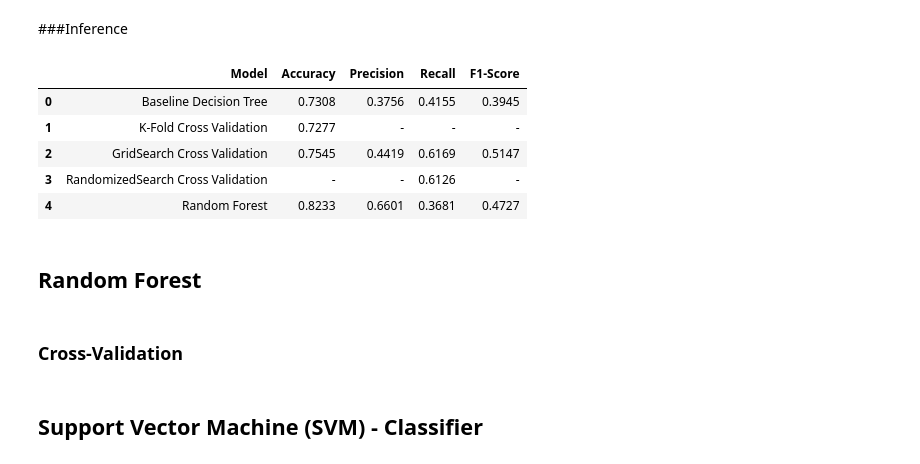
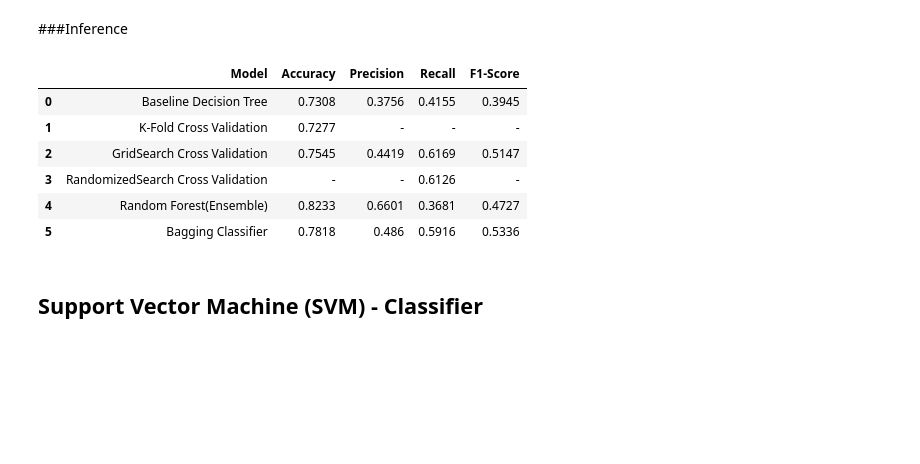
Before and after one commit to Knchna/Credit_Default_Preprocessing, a Jupyter notebook: Credit_Default_Preprocessing.ipynb, the cells around one changed output. Saved outputs shown, nothing was run; the diff lists cells and outputs as text; code cells hidden in the pictures; blank space fills up the shorter version.

```diff
--- a/Credit_Default_Preprocessing.ipynb
+++ b/Credit_Default_Preprocessing.ipynb
@@ -1349,30 +1192,29 @@ weighted avg       0.81      0.82      0.80      6000
 # %%
 comparison = pd.DataFrame({           # Convert dictionary to dataframe
     "Model": [
         "Baseline Decision Tree",
         "K-Fold Cross Validation",
         "GridSearch Cross Validation ",
         "RandomizedSearch Cross Validation",
-        "Random Forest"
+        "Random Forest(Ensemble)",
+        "Bagging Classifier"
     ],
-    "Accuracy": [0.7308, 0.7277, 0.7545, "-", 0.8233],
-    "Precision": [0.3756, "-", 0.4419, "-", 0.6601],
-    "Recall": [0.4155, "-", 0.6169, 0.6126, 0.3681],
-    "F1-Score": [0.3945, "-", 0.5147, "-", 0.4727]
+    "Accuracy": [0.7308, 0.7277, 0.7545, "-", 0.8233, 0.7818],
+    "Precision": [0.3756, "-", 0.4419, "-", 0.6601,  0.4860],
+    "Recall": [0.4155, "-", 0.6169, 0.6126, 0.3681, 0.5916],
+    "F1-Score": [0.3945, "-", 0.5147, "-", 0.4727, 0.5336]
+
 })
 
 comparison
 # %% [output]
 |  | Model | Accuracy | Precision | Recall | F1-Score |
 | 0 | Baseline Decision Tree | 0.7308 | 0.3756 | 0.4155 | 0.3945 |
 | 1 | K-Fold Cross Validation | 0.7277 | - | - | - |
 | 2 | GridSearch Cross Validation | 0.7545 | 0.4419 | 0.6169 | 0.5147 |
 | 3 | RandomizedSearch Cross Validation | - | - | 0.6126 | - |
-| 4 | Random Forest | 0.8233 | 0.6601 | 0.3681 | 0.4727 |
+| 4 | Random Forest(Ensemble) | 0.8233 | 0.6601 | 0.3681 | 0.4727 |
+| 5 | Bagging Classifier | 0.7818 | 0.486 | 0.5916 | 0.5336 |
-# %% [markdown]
-## Random Forest
-# %% [markdown]
-### Cross-Validation
 # %% [markdown]
 ## Support Vector Machine (SVM) - Classifier
 # %%
```
Also changed, not shown: parts of 94 cells of this notebook.
